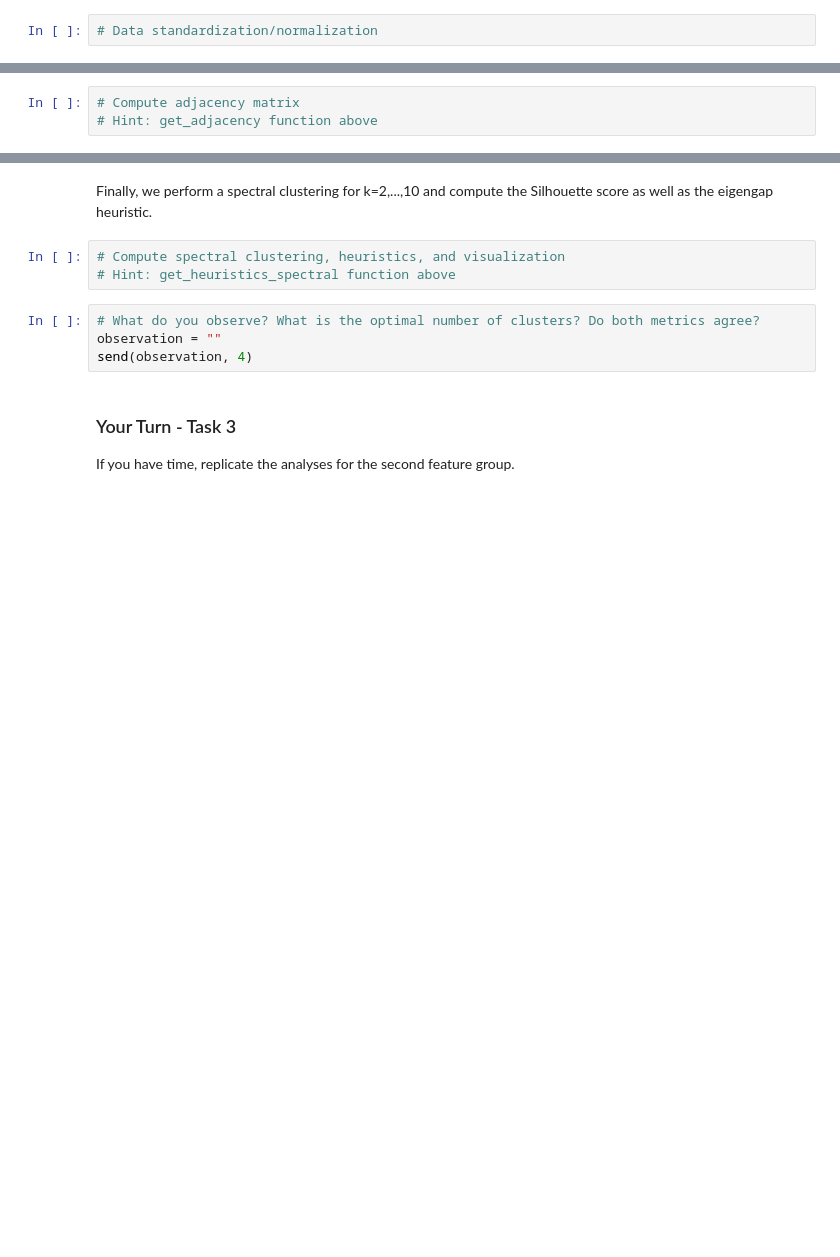
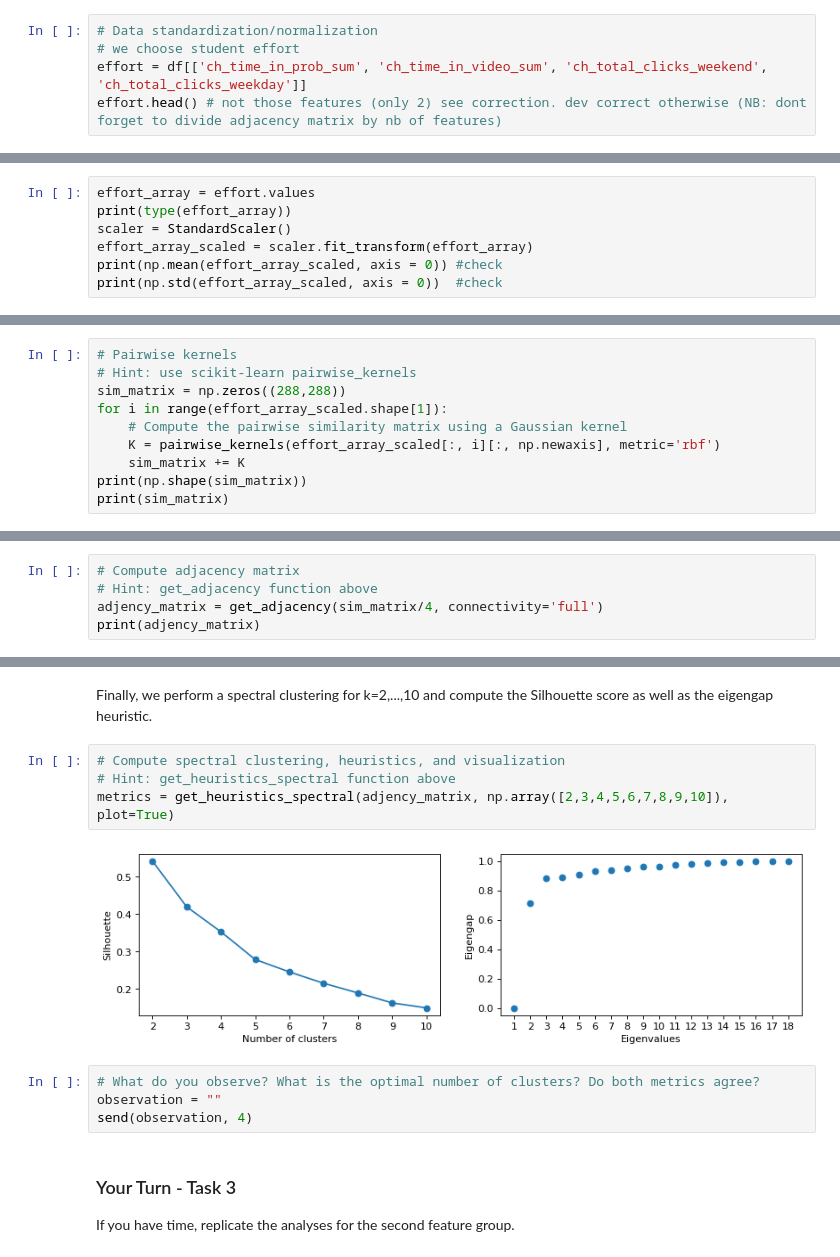
Before and after one commit to Maximelel/MLBD_course, a Jupyter notebook: lectures/week-10/10-student-version.ipynb, the cells around one changed output, grey strips where cells are left out. Drawn from its saved outputs; the diff is of its cells as text; blank space fills up the shorter version.

```diff
--- a/lectures/week-10/10-student-version.ipynb
+++ b/lectures/week-10/10-student-version.ipynb
@@ -267,3 +267,6 @@ Pick one of the two behaviors (effort or proactivity) and use spectral clusterin
 In a first step you will need to normalize or standardize the features.
 # %%
 # Data standardization/normalization
+# we choose student effort
+effort = df[['ch_time_in_prob_sum', 'ch_time_in_video_sum', 'ch_total_clicks_weekend', 'ch_total_clicks_weekday']]
+effort.head() # not those features (only 2) see correction. dev correct otherwise (NB: dont forget to divide adjacency matrix by nb of features)
@@ -269,0 +280,7 @@ In a first step you will need to normalize or standardize the features.
+# %%
+effort_array = effort.values
+print(type(effort_array))
+scaler = StandardScaler()
+effort_array_scaled = scaler.fit_transform(effort_array)
+print(np.mean(effort_array_scaled, axis = 0)) #check
+print(np.std(effort_array_scaled, axis = 0))  #check
@@ -274,0 +293,10 @@ Next, compute the pairwise similarity matrices separately for each feature using
+# %%
+# Pairwise kernels
+# Hint: use scikit-learn pairwise_kernels
+sim_matrix = np.zeros((288,288))
+for i in range(effort_array_scaled.shape[1]):
+    # Compute the pairwise similarity matrix using a Gaussian kernel
+    K = pairwise_kernels(effort_array_scaled[:, i][:, np.newaxis], metric='rbf')
+    sim_matrix += K
+print(np.shape(sim_matrix))
+print(sim_matrix)
@@ -277,3 +321,5 @@ Next, we compute the adjacency matrix W.
 # %%
 # Compute adjacency matrix
 # Hint: get_adjacency function above
+adjency_matrix = get_adjacency(sim_matrix/4, connectivity='full')
+print(adjency_matrix)
@@ -282,6 +336,9 @@ Finally, we perform a spectral clustering for k=2,...,10 and compute the Silhoue
 # %%
 # Compute spectral clustering, heuristics, and visualization
 # Hint: get_heuristics_spectral function above
+metrics = get_heuristics_spectral(adjency_matrix, np.array([2,3,4,5,6,7,8,9,10]), plot=True)
+# %% [output]
+[figure, added]
 # %%
 # What do you observe? What is the optimal number of clusters? Do both metrics agree?
 observation = ""
```
Also changed, not shown: parts of 11 cells of this notebook.
